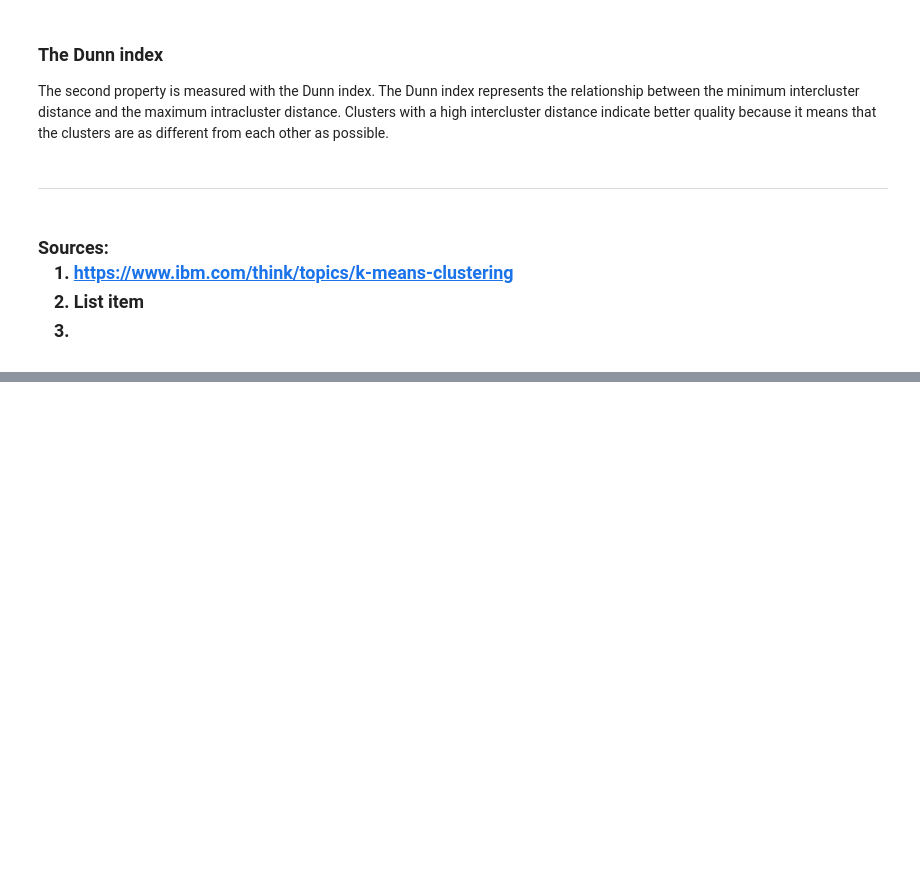
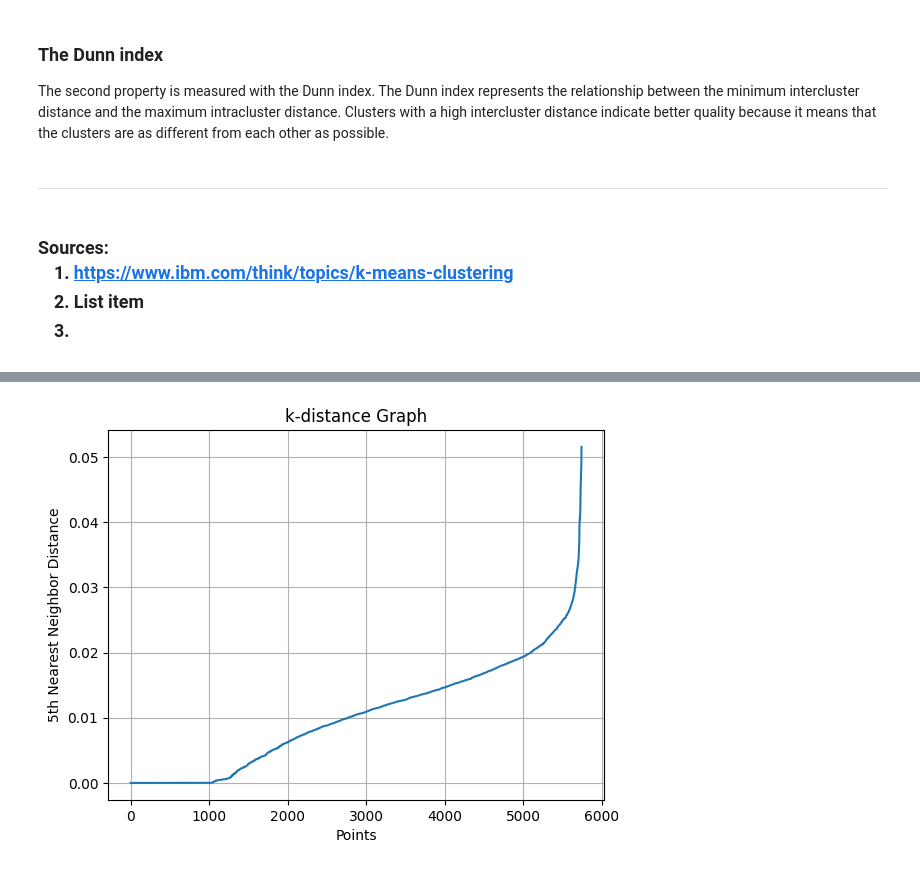
Before and after one commit to philnumpy/PRML-PROJECT, a Jupyter notebook: ProjectCode.ipynb, the cells around one changed output, grey strips where cells are left out. Saved outputs shown, nothing was run; the diff lists cells and outputs as text; code cells hidden in the pictures; blank space fills up the shorter version.

```diff
--- a/ProjectCode.ipynb
+++ b/ProjectCode.ipynb
@@ -519,0 +539,19 @@ The second property is measured with the Dunn index. The Dunn index represents t
+# %%
+from sklearn.neighbors import NearestNeighbors
+import numpy as np
+import matplotlib.pyplot as plt
+
+neigh = NearestNeighbors(n_neighbors=5)
+nbrs = neigh.fit(X_kpca)
+distances, indices = nbrs.kneighbors(X_kpca)
+
+# Sort distances to find the elbow
+distances = np.sort(distances[:, 4])  # 5th nearest neighbor
+plt.plot(distances)
+plt.title("k-distance Graph")
+plt.xlabel("Points")
+plt.ylabel("5th Nearest Neighbor Distance")
+plt.grid(True)
+plt.show()
+# %% [output]
+[figure, added]
```
Also changed, not shown: parts of 1 cell of this notebook.
